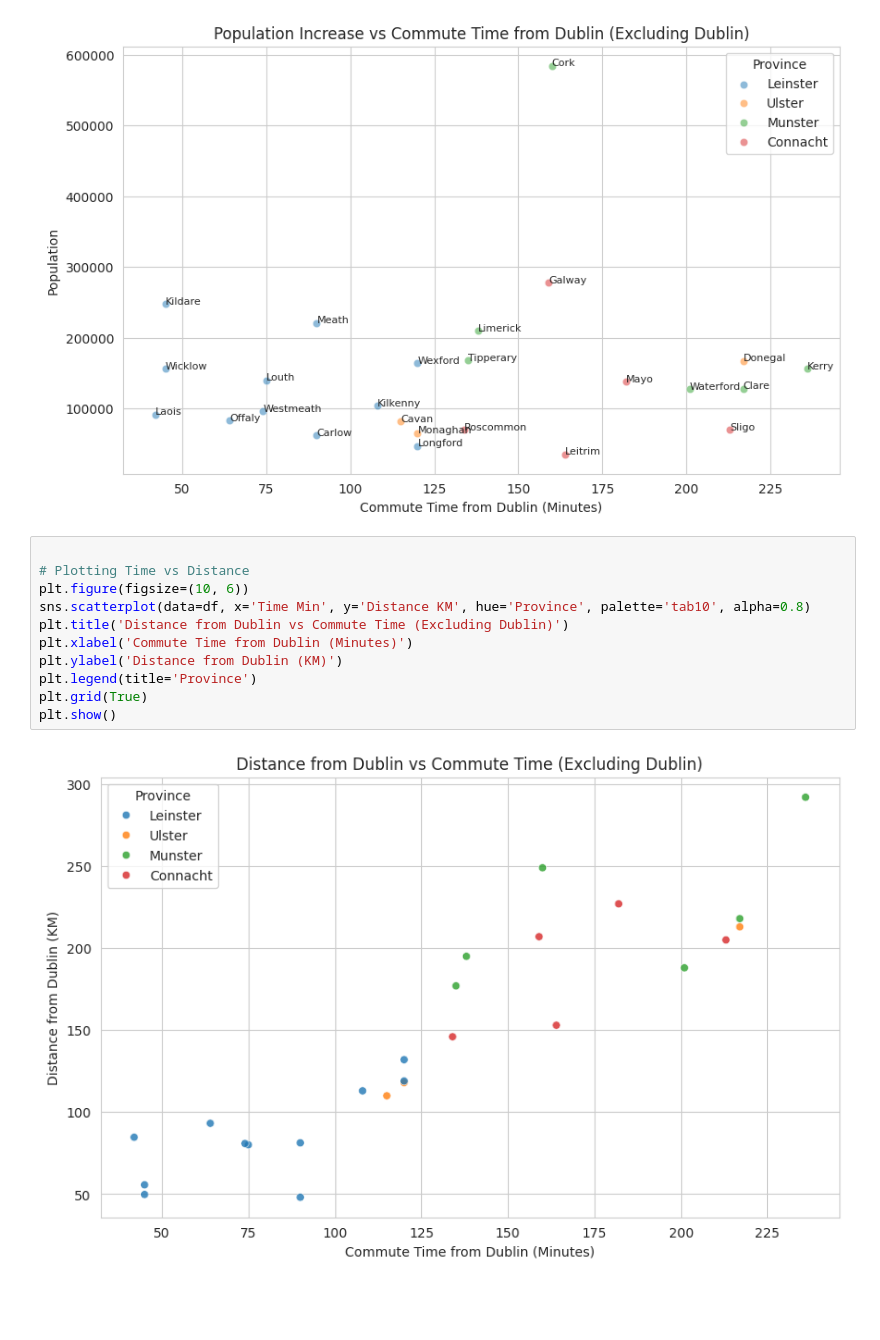
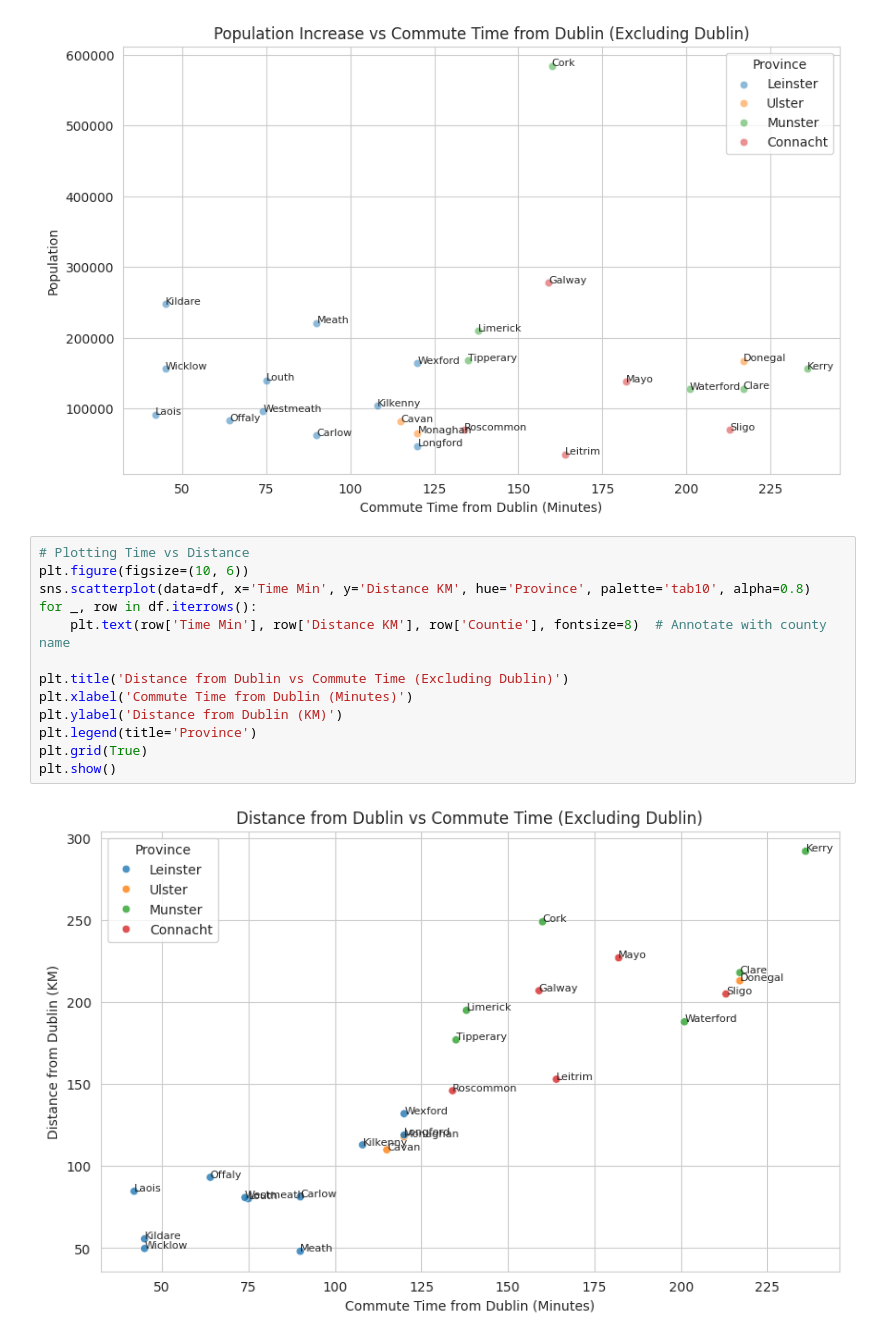
Before and after one commit to RafaelNovais/MasterAI, a Jupyter notebook: IrelandVis.ipynb, the cells around one changed output. Saved outputs shown, nothing was run; the diff lists cells and outputs as text; blank space fills up the shorter version.

```diff
--- a/IrelandVis.ipynb
+++ b/IrelandVis.ipynb
@@ -48,15 +48,17 @@ plt.show()
 # %% [output]
 [figure]
 # %%
-
 # Plotting Time vs Distance
 plt.figure(figsize=(10, 6))
 sns.scatterplot(data=df, x='Time Min', y='Distance KM', hue='Province', palette='tab10', alpha=0.8)
+for _, row in df.iterrows():
+    plt.text(row['Time Min'], row['Distance KM'], row['Countie'], fontsize=8)  # Annotate with county name
+
 plt.title('Distance from Dublin vs Commute Time (Excluding Dublin)')
 plt.xlabel('Commute Time from Dublin (Minutes)')
 plt.ylabel('Distance from Dublin (KM)')
 plt.legend(title='Province')
 plt.grid(True)
 plt.show()
 # %% [output]
-[figure, old version]
+[figure, new version]
```
